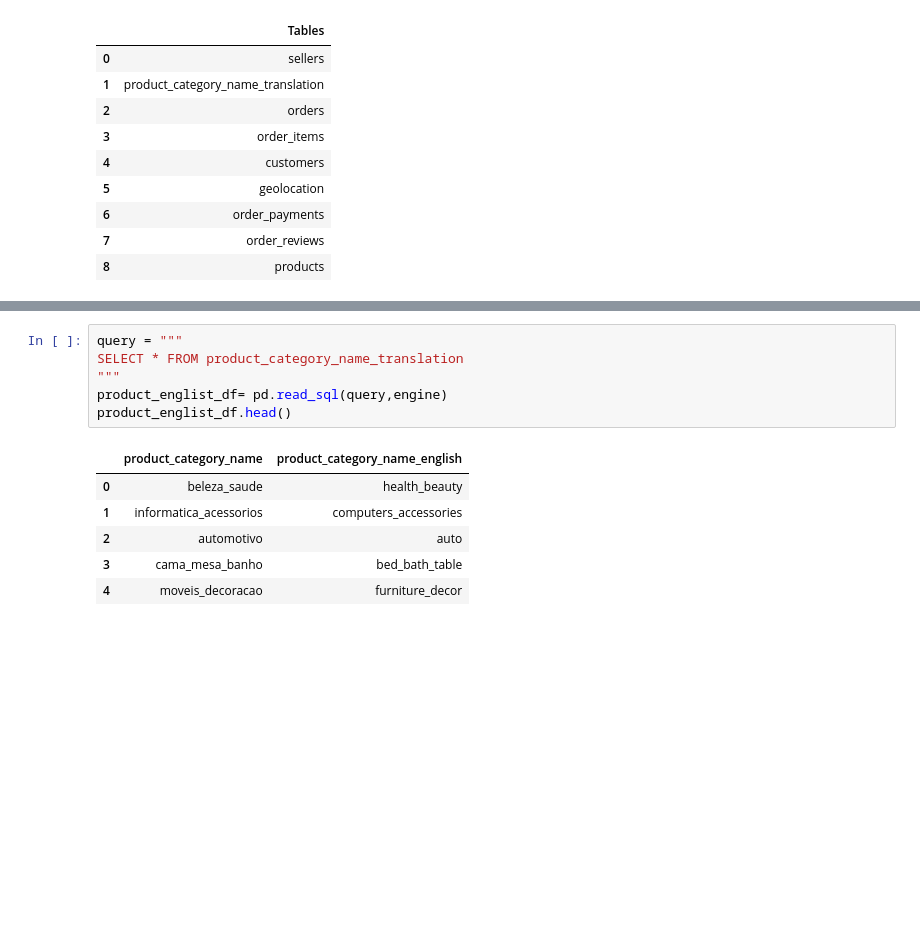
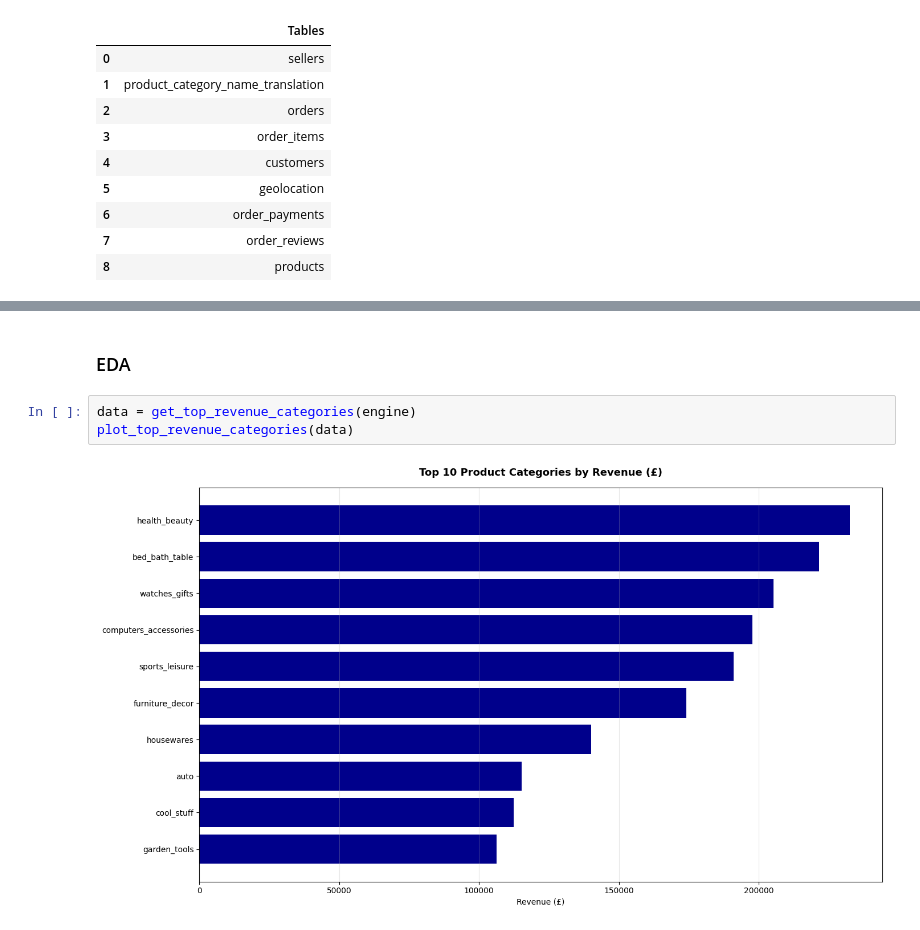
Before and after one commit to aguchhait-stack/olist-supply-chain-analytics, a Jupyter notebook: notebook.ipynb, the cells around one changed output, grey strips where cells are left out. Cells and saved outputs as stored; diff of their text form; blank space fills up the shorter version.

```diff
--- a/notebook.ipynb
+++ b/notebook.ipynb
@@ -152,13 +26,7 @@ product_df.head()
-# %%
-query = """
-SELECT * FROM product_category_name_translation
-"""
-product_englist_df= pd.read_sql(query,engine)
-product_englist_df.head()
-# %% [output]
-|  | product_category_name | product_category_name_english |
-| 0 | beleza_saude | health_beauty |
-| 1 | informatica_acessorios | computers_accessories |
-| 2 | automotivo | auto |
-| 3 | cama_mesa_banho | bed_bath_table |
-| 4 | moveis_decoracao | furniture_decor |
+# %% [markdown]
+### EDA
+# %%
+data = get_top_revenue_categories(engine)
+plot_top_revenue_categories(data)
+# %% [output]
+[figure, added]
```
Also changed, not shown: parts of 5 cells of this notebook, 9 other files.
